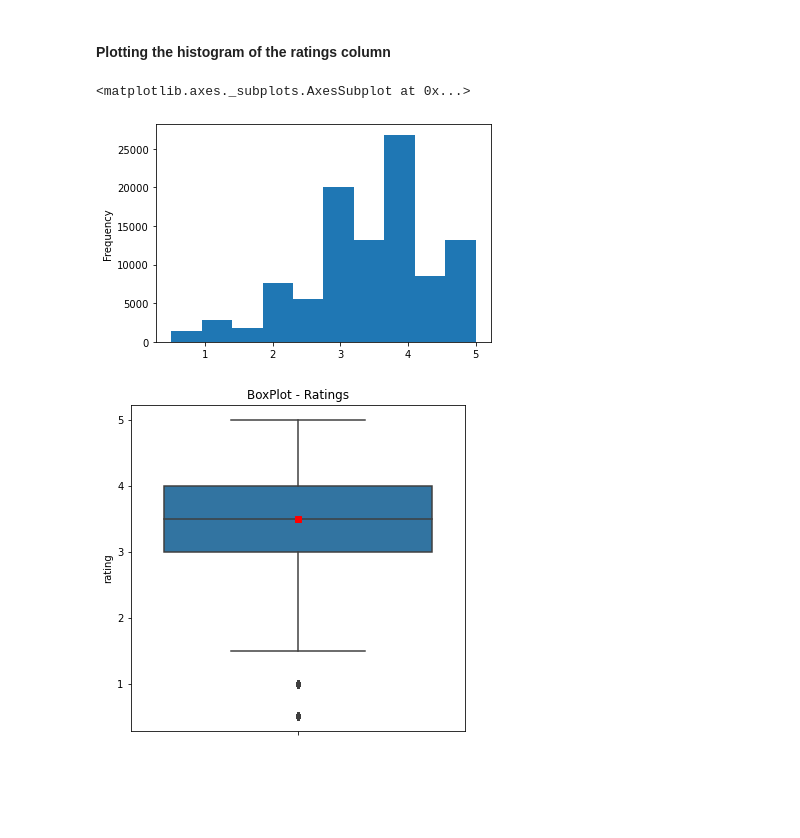
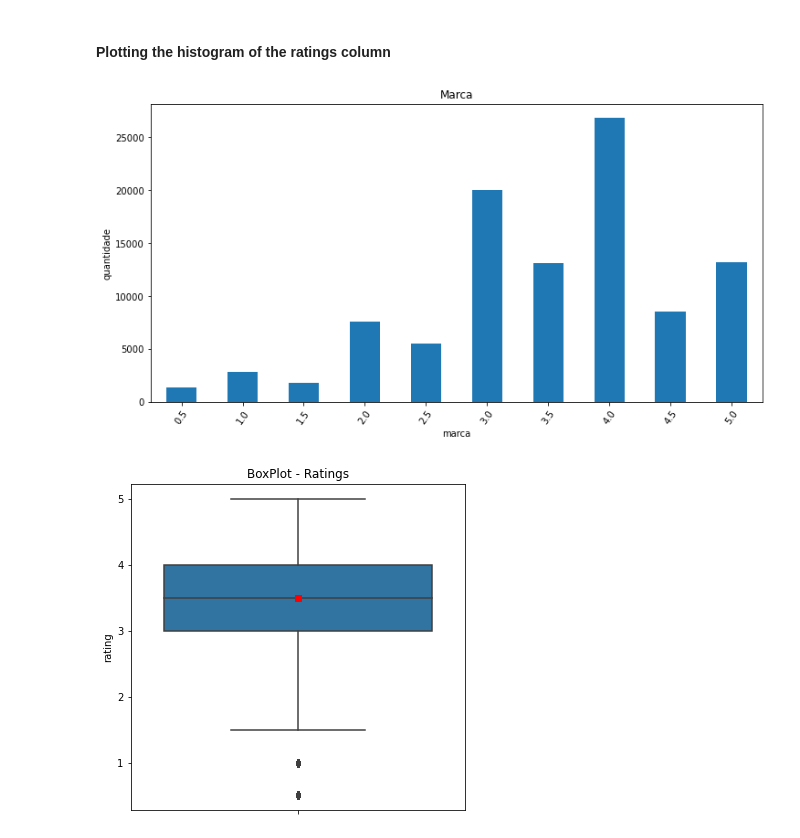
Before and after one commit to pedrohenriquecordeiro/exploratory-analysis-of-movie-lens, a Jupyter notebook: notebook.ipynb, the cells around one changed output. Drawn from its saved outputs; the diff is of its cells as text; code cells hidden in the pictures; blank space fills up the shorter version.

```diff
--- a/notebook.ipynb
+++ b/notebook.ipynb
@@ -66,11 +66,17 @@ Name: rating, dtype: float64
 ##### From the above result, we can conclude that 25% of the movie grades in the dataset are less than 3.0
 # %% [markdown]
 #### Plotting the histogram of the ratings column
-# %%
-ratings.rating.plot(kind = 'hist')
-# %% [output]
-<matplotlib.axes._subplots.AxesSubplot at 0x...>
-[figure, removed]
+# %%
+import matplotlib.pyplot as plt
+import seaborn as sns
+
+plt.figure(figsize=(12, 6))
+plt1 = ratings.rating.value_counts().sort_index().plot(kind = 'bar', rot = 55)
+plt.title('Marca')
+plt1.set(xlabel = 'marca', ylabel='quantidade')
+plt.show()
+# %% [output]
+[figure, added]
 # %%
 plt.figure(figsize = (6,6))
 plt.title('BoxPlot - Ratings')
```
Also changed, not shown: parts of 9 cells of this notebook.
